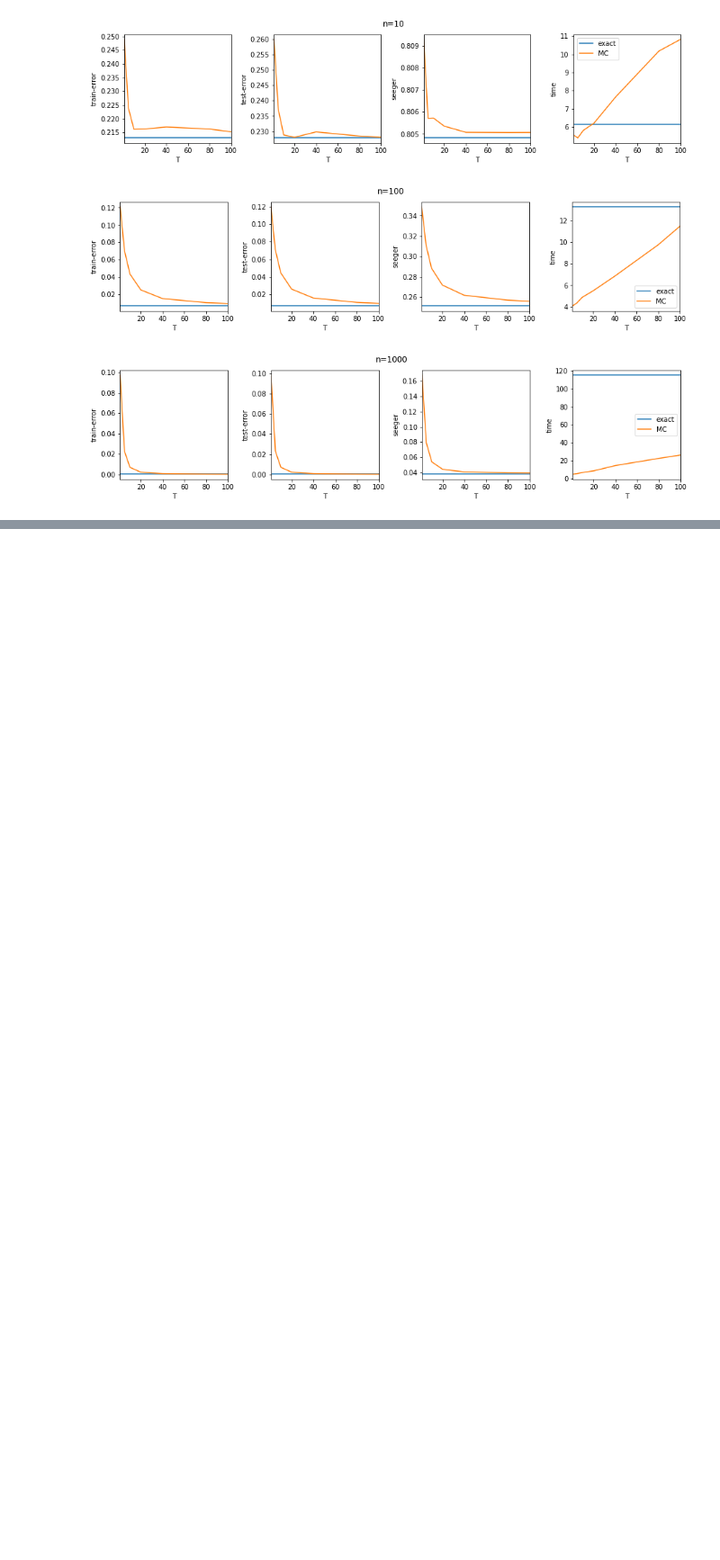
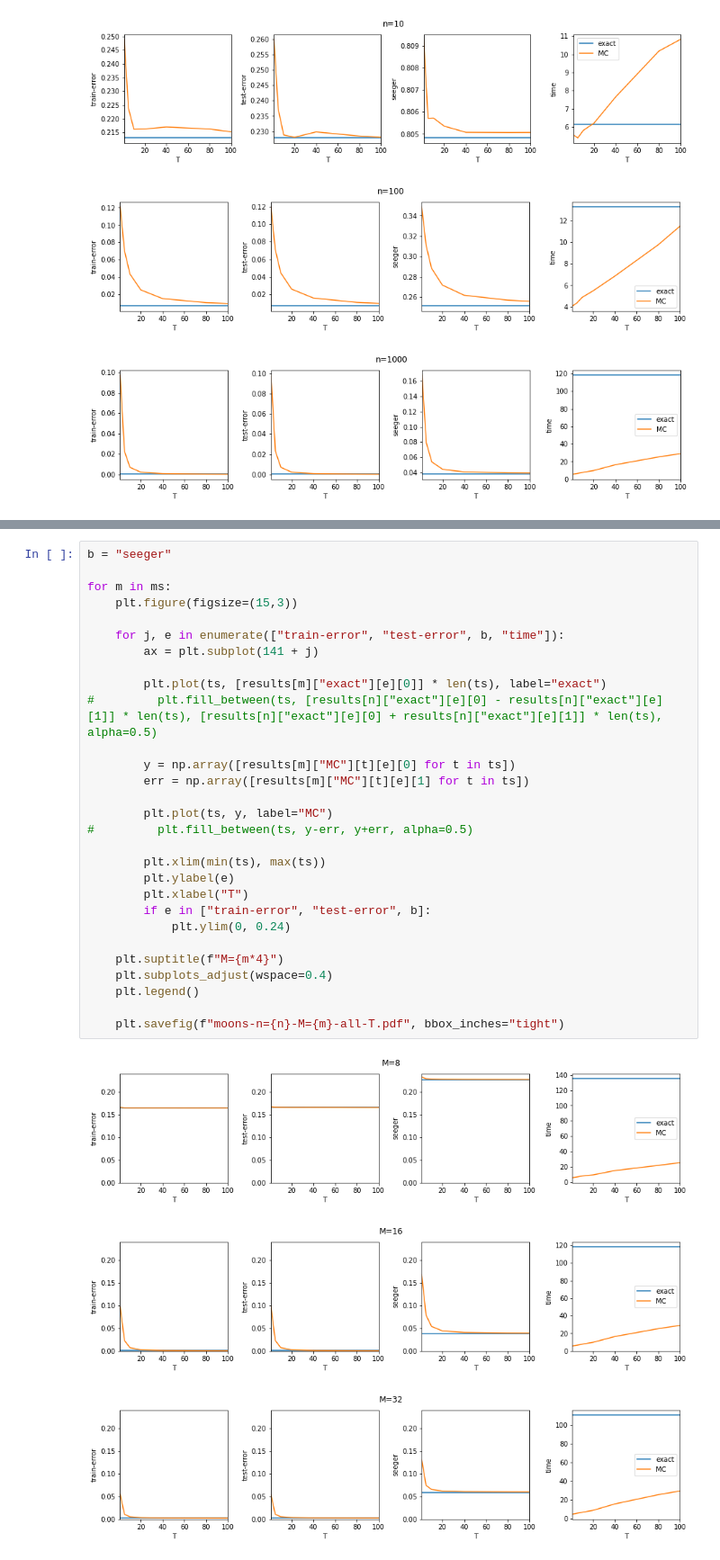
Before and after one commit to vzantedeschi/StocMV, a Jupyter notebook: notebooks/exact-vs-MC.ipynb, the cells around one changed output, grey strips where cells are left out. Shown at 90% size. Cells and saved outputs as stored; diff of their text form; blank space fills up the shorter version.

Commit message:
plot results

```diff
--- a/notebooks/exact-vs-MC.ipynb
+++ b/notebooks/exact-vs-MC.ipynb
@@ -116,0 +141,33 @@ for n in ns:
+# %%
+b = "seeger"
+
+for m in ms:
+    plt.figure(figsize=(15,3))
+
+    for j, e in enumerate(["train-error", "test-error", b, "time"]):
+        ax = plt.subplot(141 + j)
+
+        plt.plot(ts, [results[m]["exact"][e][0]] * len(ts), label="exact")
+#         plt.fill_between(ts, [results[n]["exact"][e][0] - results[n]["exact"][e][1]] * len(ts), [results[n]["exact"][e][0] + results[n]["exact"][e][1]] * len(ts), alpha=0.5)
+
+        y = np.array([results[m]["MC"][t][e][0] for t in ts])
+        err = np.array([results[m]["MC"][t][e][1] for t in ts])
+
+        plt.plot(ts, y, label="MC")
+#         plt.fill_between(ts, y-err, y+err, alpha=0.5)
+
+        plt.xlim(min(ts), max(ts))
+        plt.ylabel(e)
+        plt.xlabel("T")
+        if e in ["train-error", "test-error", b]:
+            plt.ylim(0, 0.24)
+
+    plt.suptitle(f"M={m*4}")
+    plt.subplots_adjust(wspace=0.4)
+    plt.legend()
+
+    plt.savefig(f"moons-n={n}-M={m}-all-T.pdf", bbox_inches="tight")
+# %% [output]
+[figure, added]
+[figure, added]
+[figure, added]
```
Also changed, not shown: parts of 2 cells of this notebook, 1 other file.
